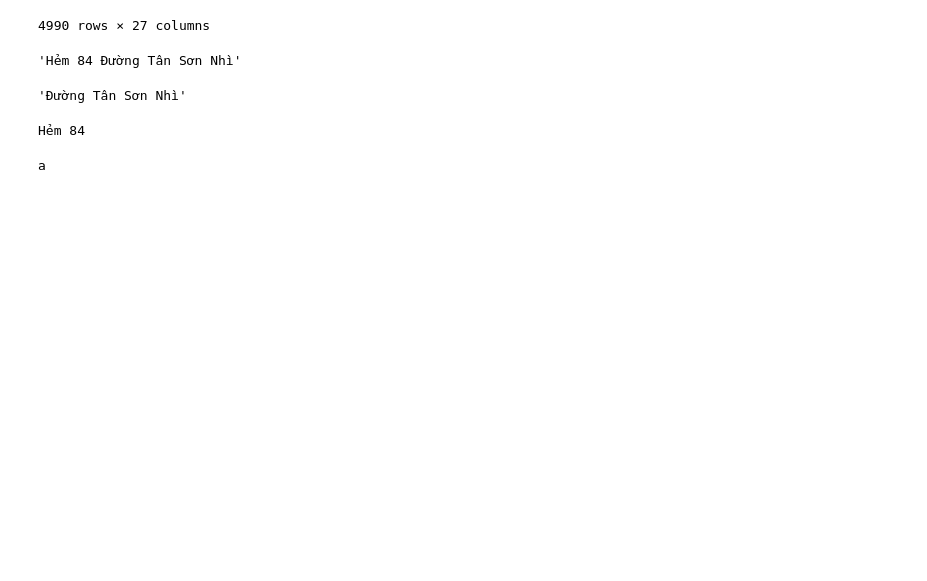
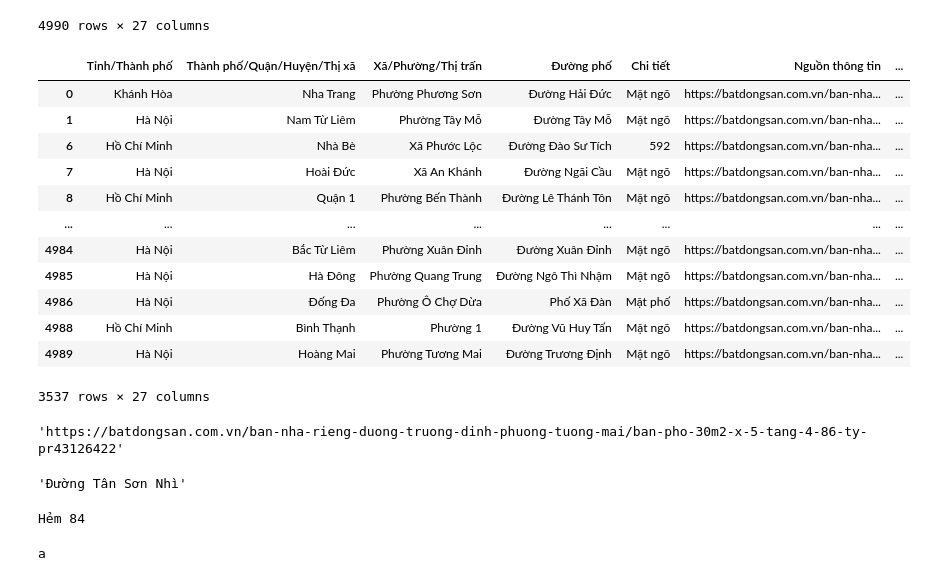
Before and after one commit to PhamMaiLinh-2403/estates-scraping-bds, a Jupyter notebook: check_clean.ipynb, the cells around one changed output. Drawn from its saved outputs; the diff is of its cells as text; code cells hidden in the pictures; blank space fills up the shorter version.

```diff
--- a/check_clean.ipynb
+++ b/check_clean.ipynb
@@ -19,10 +19,26 @@ clean_file
 | 4988 | Hồ Chí Minh | Bình Thạnh | Phường 1 | Đường Vũ Huy Tấn | Mặt ngõ | https://batdongsan.com.vn/ban-nha... | ... |
 | 4989 | Hà Nội | Hoàng Mai | Phường Tương Mai | Đường Trương Định | Mặt ngõ | https://batdongsan.com.vn/ban-nha... | ... |
 4990 rows × 27 columns
+# %%
+clean_file[clean_file['Độ rộng ngõ/ngách nhỏ nhất (m)'].isna()]
+# %% [output]
+|  | Tỉnh/Thành phố | Thành phố/Quận/Huyện/Thị xã | Xã/Phường/Thị trấn | Đường phố | Chi tiết | Nguồn thông tin | ... |
+| 0 | Khánh Hòa | Nha Trang | Phường Phương Sơn | Đường Hải Đức | Mặt ngõ | https://batdongsan.com.vn/ban-nha... | ... |
+| 1 | Hà Nội | Nam Từ Liêm | Phường Tây Mỗ | Đường Tây Mỗ | Mặt ngõ | https://batdongsan.com.vn/ban-nha... | ... |
+| 6 | Hồ Chí Minh | Nhà Bè | Xã Phước Lộc | Đường Đào Sư Tích | 592 | https://batdongsan.com.vn/ban-nha... | ... |
+| 7 | Hà Nội | Hoài Đức | Xã An Khánh | Đường Ngãi Cầu | Mặt ngõ | https://batdongsan.com.vn/ban-nha... | ... |
+| 8 | Hồ Chí Minh | Quận 1 | Phường Bến Thành | Đường Lê Thánh Tôn | Mặt ngõ | https://batdongsan.com.vn/ban-nha... | ... |
+| ... | ... | ... | ... | ... | ... | ... | ... |
+| 4984 | Hà Nội | Bắc Từ Liêm | Phường Xuân Đỉnh | Đường Xuân Đỉnh | Mặt ngõ | https://batdongsan.com.vn/ban-nha... | ... |
+| 4985 | Hà Nội | Hà Đông | Phường Quang Trung | Đường Ngô Thì Nhậm | Mặt ngõ | https://batdongsan.com.vn/ban-nha... | ... |
+| 4986 | Hà Nội | Đống Đa | Phường Ô Chợ Dừa | Phố Xã Đàn | Mặt phố | https://batdongsan.com.vn/ban-nha... | ... |
+| 4988 | Hồ Chí Minh | Bình Thạnh | Phường 1 | Đường Vũ Huy Tấn | Mặt ngõ | https://batdongsan.com.vn/ban-nha... | ... |
+| 4989 | Hà Nội | Hoàng Mai | Phường Tương Mai | Đường Trương Định | Mặt ngõ | https://batdongsan.com.vn/ban-nha... | ... |
+3537 rows × 27 columns
 # %%
-clean_file.iloc[91]['Chi tiết']
+clean_file.iloc[4989]['Nguồn thông tin']
 # %% [output]
-'Hẻm 84 Đường Tân Sơn Nhì'
+'https://batdongsan.com.vn/ban-nha-rieng-duong-truong-dinh-phuong-tuong-mai/ban-pho-30m2-x-5-tang-4-86-ty-pr43126422'
 # %%
 clean_file.iloc[91]['Đường phố']
 # %% [output]
```
Also changed, not shown: 1 other file.
